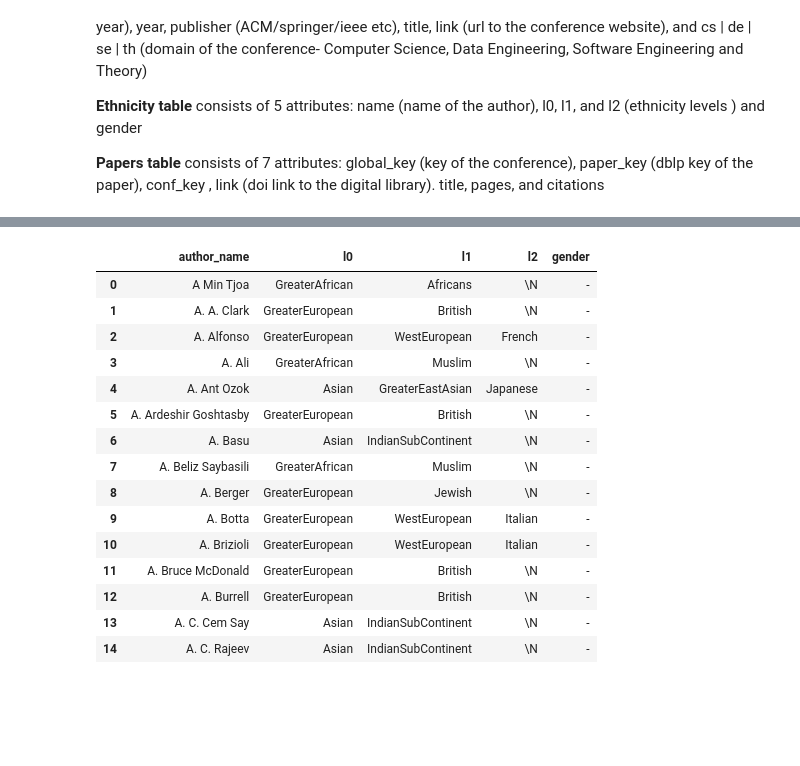
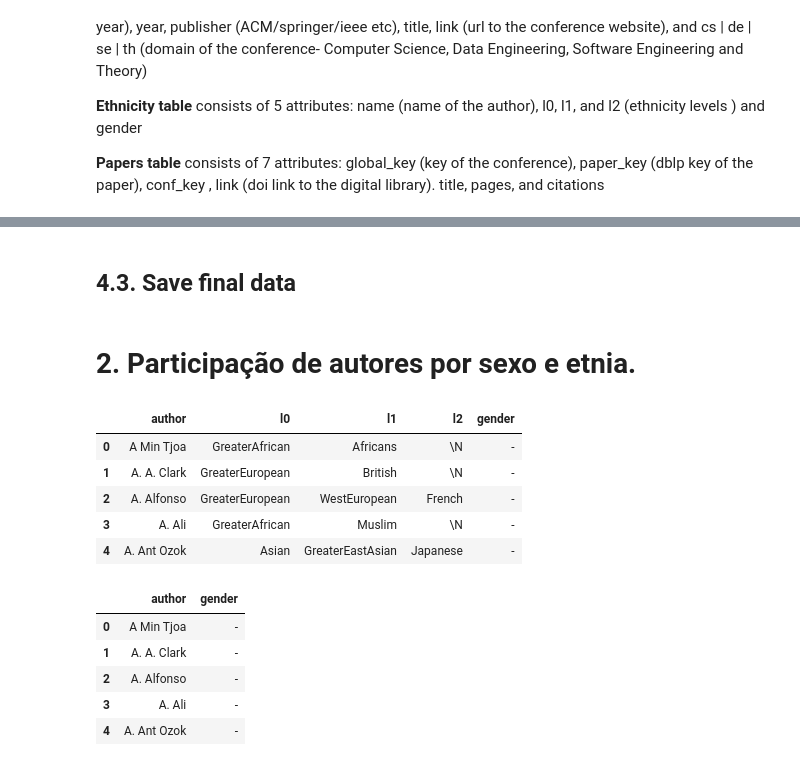
Before and after one commit to toniesteves/vega-lab, a Jupyter notebook: Lab_1,_parte_2_As_perguntas.ipynb, the cells around one changed output, grey strips where cells are left out. Cells and saved outputs as stored; diff of their text form; code cells hidden in the pictures; blank space fills up the shorter version.

```diff
--- a/Lab_1,_parte_2_As_perguntas.ipynb
+++ b/Lab_1,_parte_2_As_perguntas.ipynb
@@ -27,0 +135,2 @@ papers = pd.read_csv('https://raw.githubusercontent.com/toniesteves/vega-lab/mas
+# %% [markdown]
+## 4.3. Save final data
@@ -28,19 +139,13 @@ papers = pd.read_csv('https://raw.githubusercontent.com/toniesteves/vega-lab/mas
+# %% [markdown]
+# 2. Participação de autores por sexo e etnia.
+# %%
+ethnicity = pd.read_csv('https://raw.githubusercontent.com/toniesteves/vega-lab/master/ethnicity.csv')
 # %%
-ethnicity.head(15)
+ethnicity.head()
 # %% [output]
-|  | author_name | l0 | l1 | l2 | gender |
+|  | author | l0 | l1 | l2 | gender |
 | 0 | A Min Tjoa | GreaterAfrican | Africans | \N | - |
 | 1 | A. A. Clark | GreaterEuropean | British | \N | - |
 | 2 | A. Alfonso | GreaterEuropean | WestEuropean | French | - |
 | 3 | A. Ali | GreaterAfrican | Muslim | \N | - |
 | 4 | A. Ant Ozok | Asian | GreaterEastAsian | Japanese | - |
-| 5 | A. Ardeshir Goshtasby | GreaterEuropean | British | \N | - |
-| 6 | A. Basu | Asian | IndianSubContinent | \N | - |
-| 7 | A. Beliz Saybasili | GreaterAfrican | Muslim | \N | - |
-| 8 | A. Berger | GreaterEuropean | Jewish | \N | - |
-| 9 | A. Botta | GreaterEuropean | WestEuropean | Italian | - |
-| 10 | A. Brizioli | GreaterEuropean | WestEuropean | Italian | - |
-| 11 | A. Bruce McDonald | GreaterEuropean | British | \N | - |
-| 12 | A. Burrell | GreaterEuropean | British | \N | - |
-| 13 | A. C. Cem Say | Asian | IndianSubContinent | \N | - |
-| 14 | A. C. Rajeev | Asian | IndianSubContinent | \N | - |
@@ -48,0 +154,9 @@ ethnicity.head(15)
+# %%
+df_author_gender.head()
+# %% [output]
+|  | author | gender |
+| 0 | A Min Tjoa | - |
+| 1 | A. A. Clark | - |
+| 2 | A. Alfonso | - |
+| 3 | A. Ali | - |
+| 4 | A. Ant Ozok | - |
```
Also changed, not shown: parts of 60 cells of this notebook, 3 other files.
